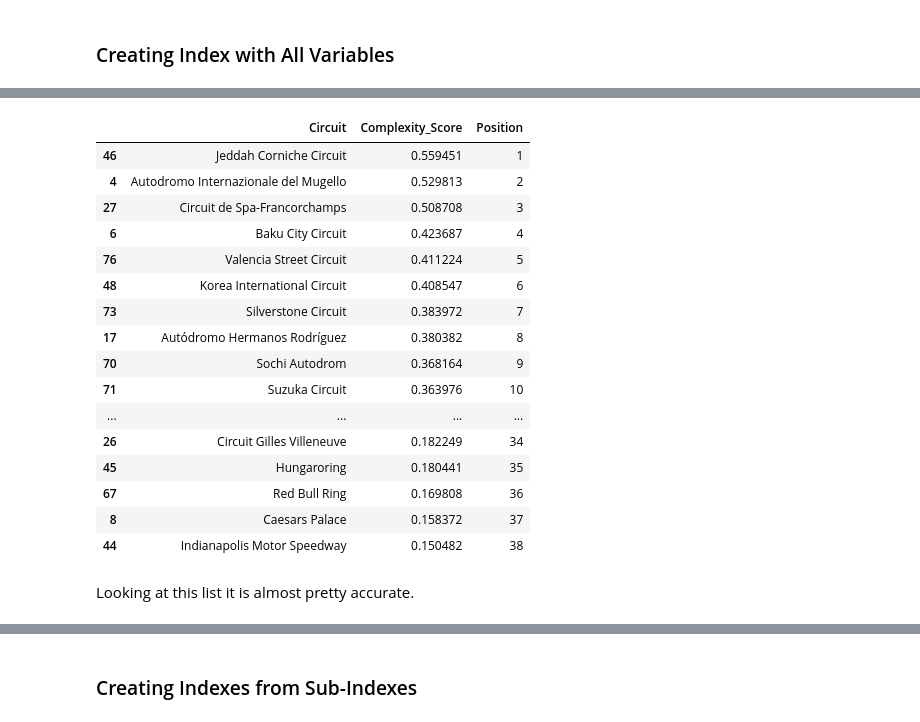
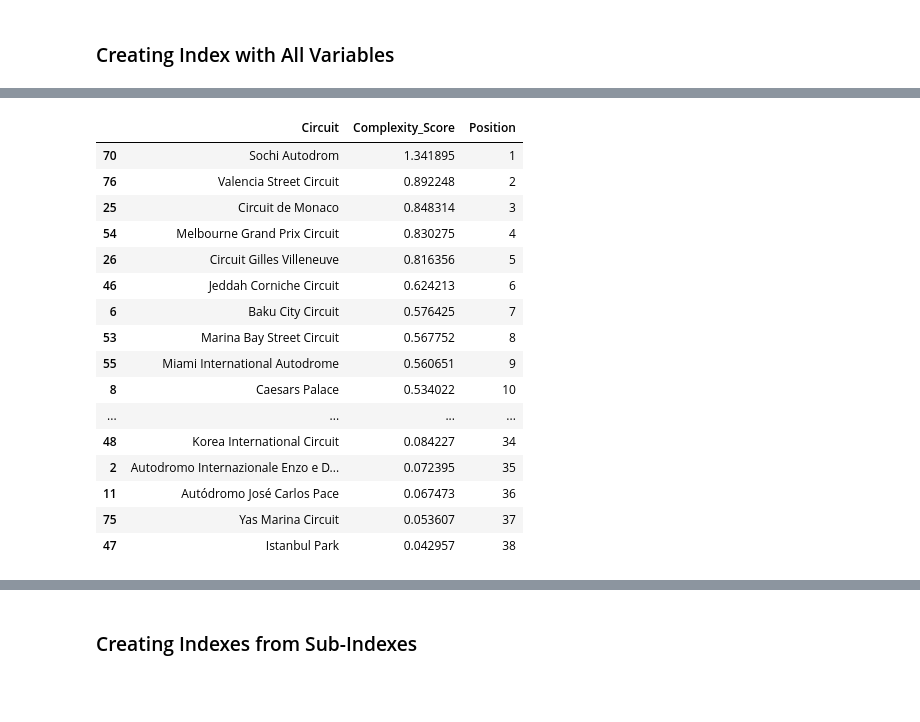
Before and after one commit to LukeHilliard/f1-complexity-index, a Jupyter notebook: analysis.ipynb, the cells around one changed output, grey strips where cells are left out. Drawn from its saved outputs; the diff is of its cells as text; code cells hidden in the pictures; blank space fills up the shorter version.

Commit message:
Create index will all variables
This index uses the previously removed categorical variables. It had a heavily influence of street circuits in the top 10.

```diff
--- a/analysis.ipynb
+++ b/analysis.ipynb
@@ -854,11 +854,11 @@ plt.show()
 # %% [output]
 [figure]
 # %%
-loading_scores = pd.Series(pca.components_[0], index = scaled_master_data.columns)
-print(*loading_scores)
+loading_scores_all = pd.Series(pca.components_[0], index = scaled_master_data.columns)
+print(*loading_scores_all)
 
-sorted_loading_scores = loading_scores.abs().sort_values(ascending=False)
-top_variables = sorted_loading_scores[0:10].index.values
+sorted_loading_scores_all = loading_scores_all.abs().sort_values(ascending=False)
+top_variables = sorted_loading_scores_all[0:10].index.values
 print(top_variables.tolist())
 # %% [output]
 0.03789031466927063 0.18569559757115334 -0.5040820217754816 -0.08779270136297257 0.8361301121352308 0.054938834830844614 -0.011974389973886819
@@ -1010,26 +998,27 @@ dtype: float64
 # %%
+scaled_master_data_all = master_data.copy()
+scaler.fit(master_data[columns_to_scale])
+scaled_master_data_all[columns_to_scale] = scaler.transform(scaled_master_data_all[columns_to_scale])
+scaled_master_data_all.drop(columns=['Circuit','circuitId', 'name', 'country'], inplace=True, errors='ignore')
 
-# Normalize weights so that sum to 1 ( 100% )
-abs_scores = loading_scores_no_categorical.abs()
-normalized_weights = abs_scores / abs_scores.sum()
-print("Normalized Loading Scores (Weights):")
-print(normalized_weights.sort_values(ascending=False))
 
-abs_scores = loading_scores_no_categorical.abs()
 real_weights = abs_scores / abs_scores.sum()
 print("--- STATISTICAL WEIGHTS ---")
 print(real_weights.sort_values(ascending=False))
 print("-------------------------------------\n")
 
+scaled_master_data_all.head()
 master_data['Complexity_Score'] = (
-    (scaled_master_data_v2['Turns'] * real_weights['Turns']) +
-    (scaled_master_data_v2['Safety_Car_Rate'] * real_weights['Safety_Car_Rate']) +
-    (scaled_master_data_v2['Track_Length'] * real_weights['Track_Length']) +
-    (scaled_master_data_v2['Red_Flag_Rate'] * real_weights['Red_Flag_Rate']) +
-    (scaled_master_data_v2['Altitude'] * real_weights['Altitude'])
+    (scaled_master_data_all['Turns'] * real_weights['Turns']) +
+    (scaled_master_data_all['Safety_Car_Rate'] * real_weights['Safety_Car_Rate']) +
+    (scaled_master_data_all['Track_Length'] * real_weights['Track_Length']) +
+    (scaled_master_data_all['Red_Flag_Rate'] * real_weights['Red_Flag_Rate']) +
+    (scaled_master_data_all['Altitude'] * real_weights['Altitude']) +
+    (scaled_master_data_all['Direction'] * real_weights['Direction']) +
+    (scaled_master_data_all['Circuit_Type'] * real_weights['Circuit_Type'])
 )
 
-top_tracks = master_data[['Circuit', 'Complexity_Score']].sort_values(by='Complexity_Score', ascending=False)
-top_tracks['Position'] = range(1, len(top_tracks) + 1)
-top_tracks
+index_all = master_data[['Circuit', 'Complexity_Score']].sort_values(by='Complexity_Score', ascending=False)
+index_all['Position'] = range(1, len(index_all) + 1)
+index_all
 # %% [output]
@@ -1049,21 +1033,19 @@ Red_Flag_Rate      0.130264
 dtype: float64
 -------------------------------------
 |  | Circuit | Complexity_Score | Position |
-| 46 | Jeddah Corniche Circuit | 0.559451 | 1 |
-| 4 | Autodromo Internazionale del Mugello | 0.529813 | 2 |
-| 27 | Circuit de Spa-Francorchamps | 0.508708 | 3 |
-| 6 | Baku City Circuit | 0.423687 | 4 |
-| 76 | Valencia Street Circuit | 0.411224 | 5 |
-| 48 | Korea International Circuit | 0.408547 | 6 |
-| 73 | Silverstone Circuit | 0.383972 | 7 |
-| 17 | Autódromo Hermanos Rodríguez | 0.380382 | 8 |
-| 70 | Sochi Autodrom | 0.368164 | 9 |
-| 71 | Suzuka Circuit | 0.363976 | 10 |
+| 70 | Sochi Autodrom | 1.341895 | 1 |
+| 76 | Valencia Street Circuit | 0.892248 | 2 |
+| 25 | Circuit de Monaco | 0.848314 | 3 |
+| 54 | Melbourne Grand Prix Circuit | 0.830275 | 4 |
+| 26 | Circuit Gilles Villeneuve | 0.816356 | 5 |
+| 46 | Jeddah Corniche Circuit | 0.624213 | 6 |
+| 6 | Baku City Circuit | 0.576425 | 7 |
+| 53 | Marina Bay Street Circuit | 0.567752 | 8 |
+| 55 | Miami International Autodrome | 0.560651 | 9 |
+| 8 | Caesars Palace | 0.534022 | 10 |
 | ... | ... | ... | ... |
-| 26 | Circuit Gilles Villeneuve | 0.182249 | 34 |
-| 45 | Hungaroring | 0.180441 | 35 |
-| 67 | Red Bull Ring | 0.169808 | 36 |
-| 8 | Caesars Palace | 0.158372 | 37 |
-| 44 | Indianapolis Motor Speedway | 0.150482 | 38 |
+| 48 | Korea International Circuit | 0.084227 | 34 |
+| 2 | Autodromo Internazionale Enzo e D... | 0.072395 | 35 |
+| 11 | Autódromo José Carlos Pace | 0.067473 | 36 |
+| 75 | Yas Marina Circuit | 0.053607 | 37 |
+| 47 | Istanbul Park | 0.042957 | 38 |
-# %% [markdown]
-Looking at this list it is almost pretty accurate.
```
Also changed, not shown: parts of 11 cells of this notebook.
